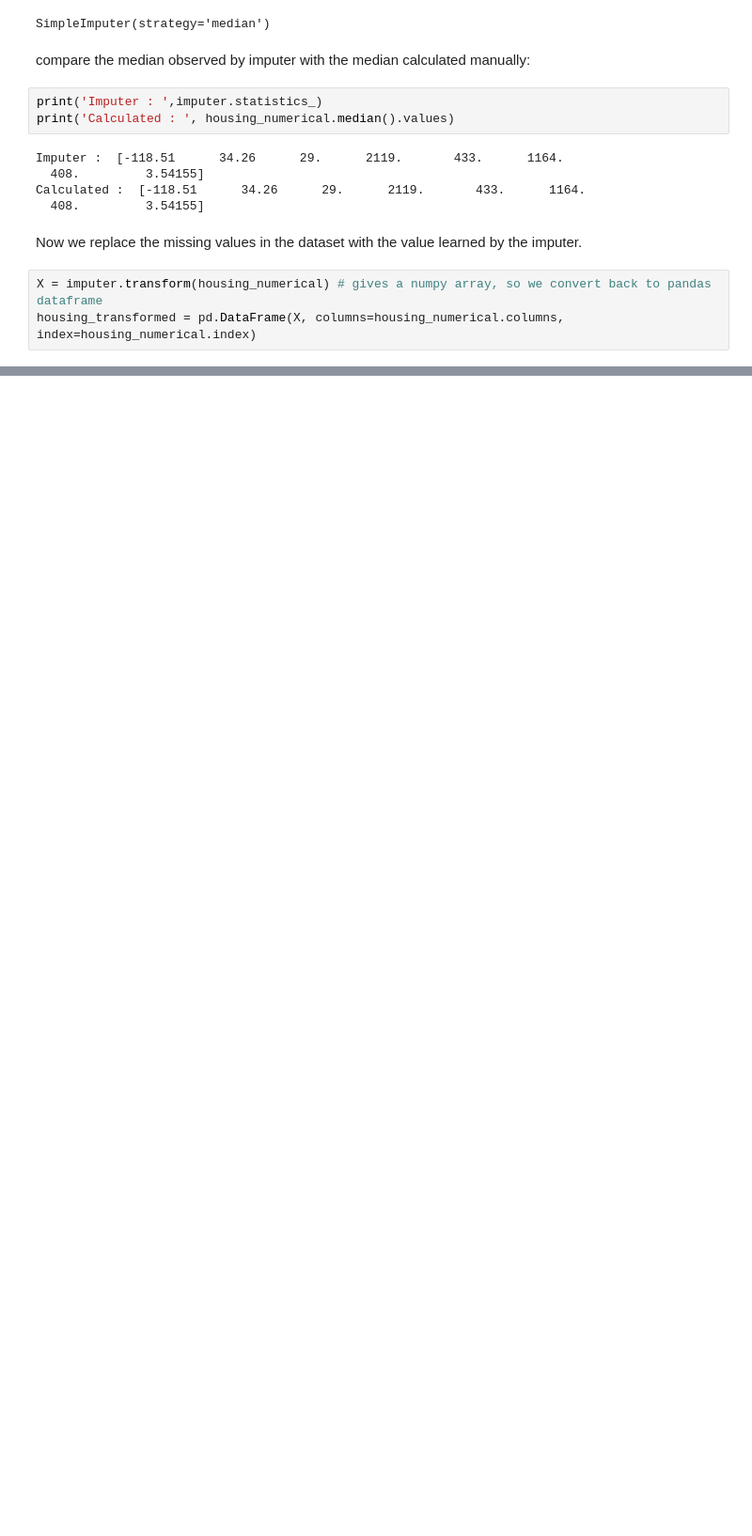
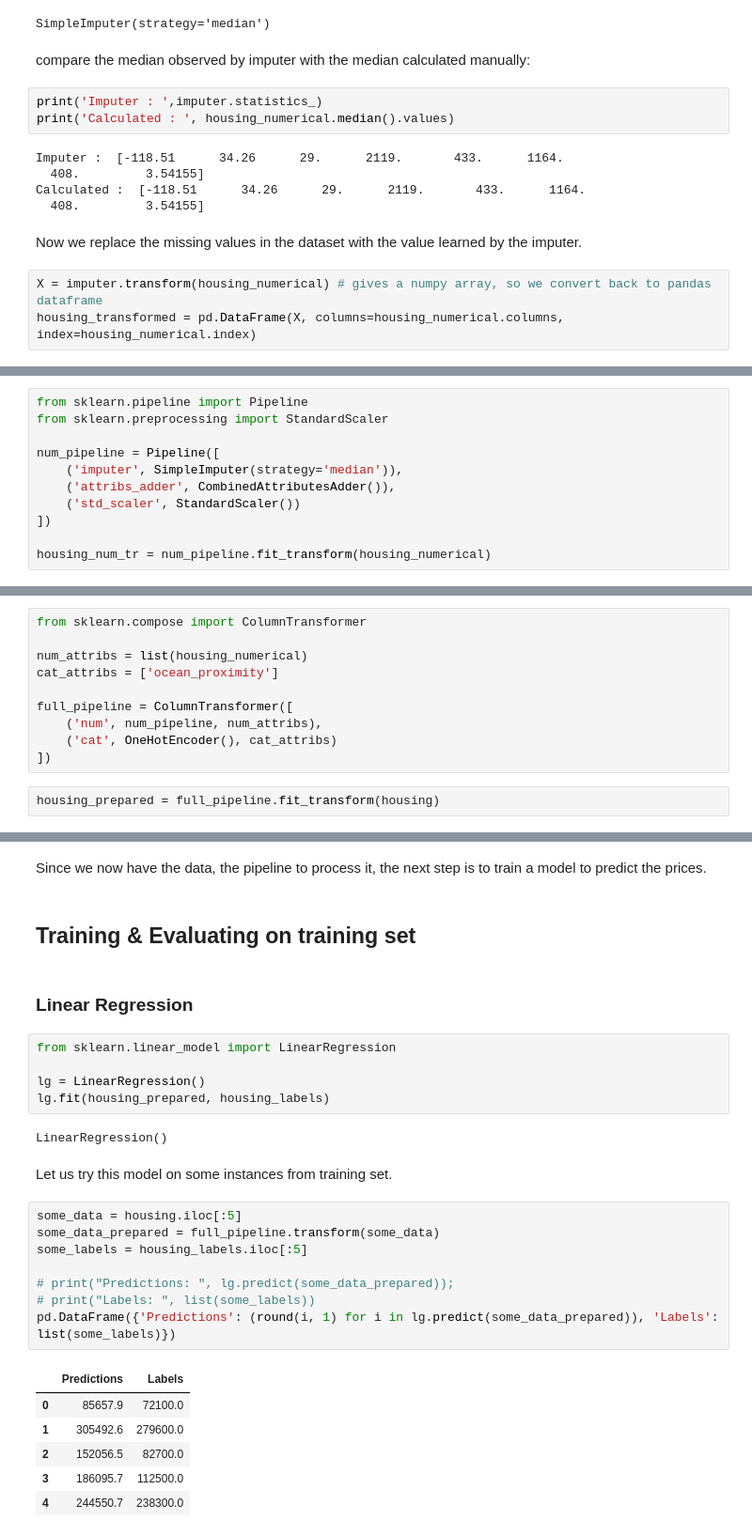
Before and after one commit to pkrc267/California-Housing, a Jupyter notebook: california-housing-eda+ml.ipynb, the cells around one changed output, grey strips where cells are left out. Shown at 94% size. Saved outputs shown, nothing was run; the diff lists cells and outputs as text; blank space fills up the shorter version.

```diff
--- a/california-housing-eda+ml.ipynb
+++ b/california-housing-eda+ml.ipynb
@@ -492,0 +634,11 @@ housing_transformed = pd.DataFrame(X, columns=housing_numerical.columns, index=h
+# %%
+from sklearn.pipeline import Pipeline
+from sklearn.preprocessing import StandardScaler
+
+num_pipeline = Pipeline([
+    ('imputer', SimpleImputer(strategy='median')),
+    ('attribs_adder', CombinedAttributesAdder()),
+    ('std_scaler', StandardScaler())
+])
+
+housing_num_tr = num_pipeline.fit_transform(housing_numerical)
@@ -492,0 +673,12 @@ housing_transformed = pd.DataFrame(X, columns=housing_numerical.columns, index=h
+# %%
+from sklearn.compose import ColumnTransformer
+
+num_attribs = list(housing_numerical)
+cat_attribs = ['ocean_proximity']
+
+full_pipeline = ColumnTransformer([
+    ('num', num_pipeline, num_attribs),
+    ('cat', OneHotEncoder(), cat_attribs)
+])
+# %%
+housing_prepared = full_pipeline.fit_transform(housing)
@@ -492,0 +703,30 @@ housing_transformed = pd.DataFrame(X, columns=housing_numerical.columns, index=h
+# %% [markdown]
+Since we now have the data, the pipeline to process it, the next step is to train a model to predict the prices.
+# %% [markdown]
+## Training & Evaluating on training set
+# %% [markdown]
+### Linear Regression
+# %%
+from sklearn.linear_model import LinearRegression
+
+lg = LinearRegression()
+lg.fit(housing_prepared, housing_labels)
+# %% [output]
+LinearRegression()
+# %% [markdown]
+Let us try this model on some instances from training set.
+# %%
+some_data = housing.iloc[:5]
+some_data_prepared = full_pipeline.transform(some_data)
+some_labels = housing_labels.iloc[:5]
+
+# print("Predictions: ", lg.predict(some_data_prepared));
+# print("Labels: ", list(some_labels))
+pd.DataFrame({'Predictions': (round(i, 1) for i in lg.predict(some_data_prepared)), 'Labels': list(some_labels)})
+# %% [output]
+|  | Predictions | Labels |
+| 0 | 85657.9 | 72100.0 |
+| 1 | 305492.6 | 279600.0 |
+| 2 | 152056.5 | 82700.0 |
+| 3 | 186095.7 | 112500.0 |
+| 4 | 244550.7 | 238300.0 |
```
Also changed, not shown: parts of 45 cells of this notebook.
